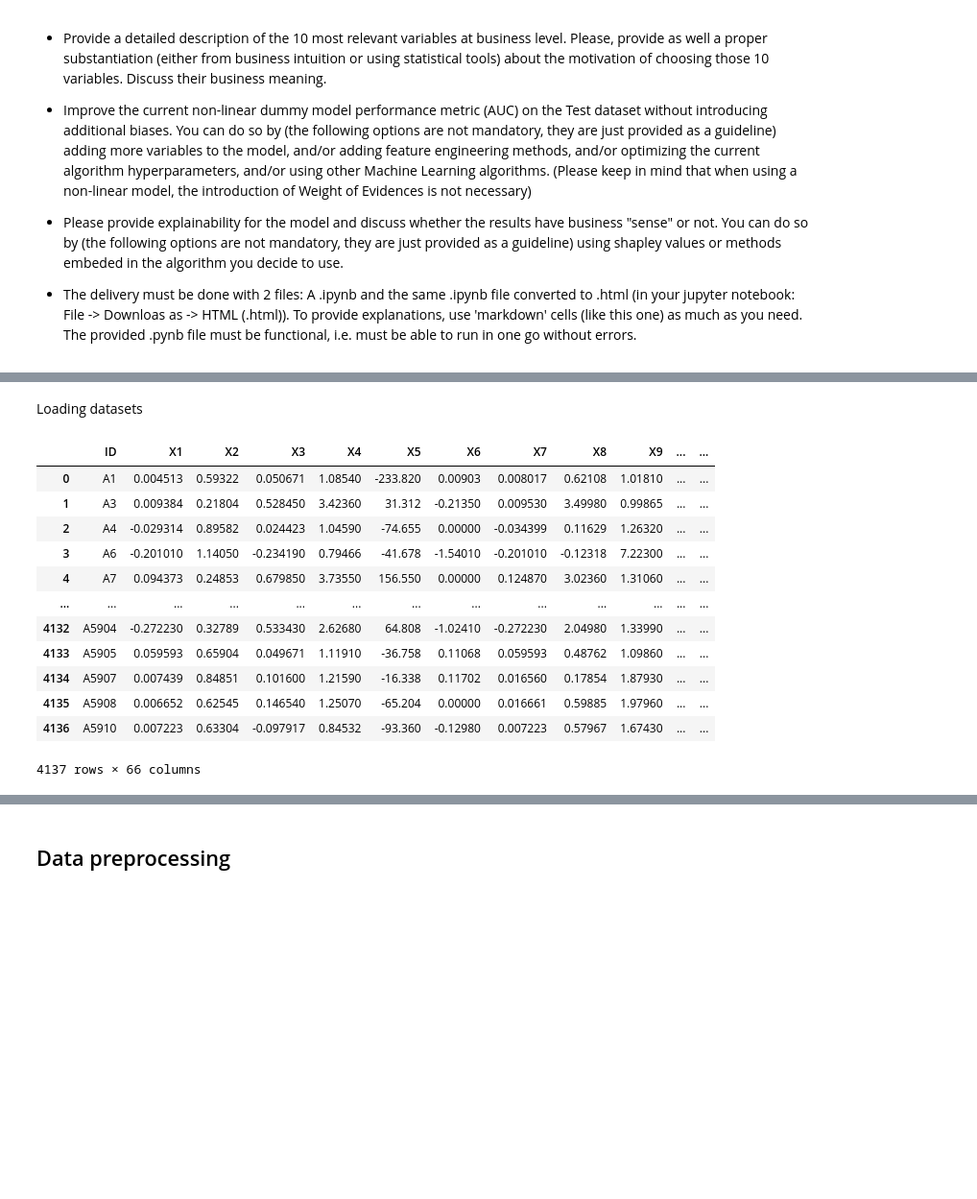
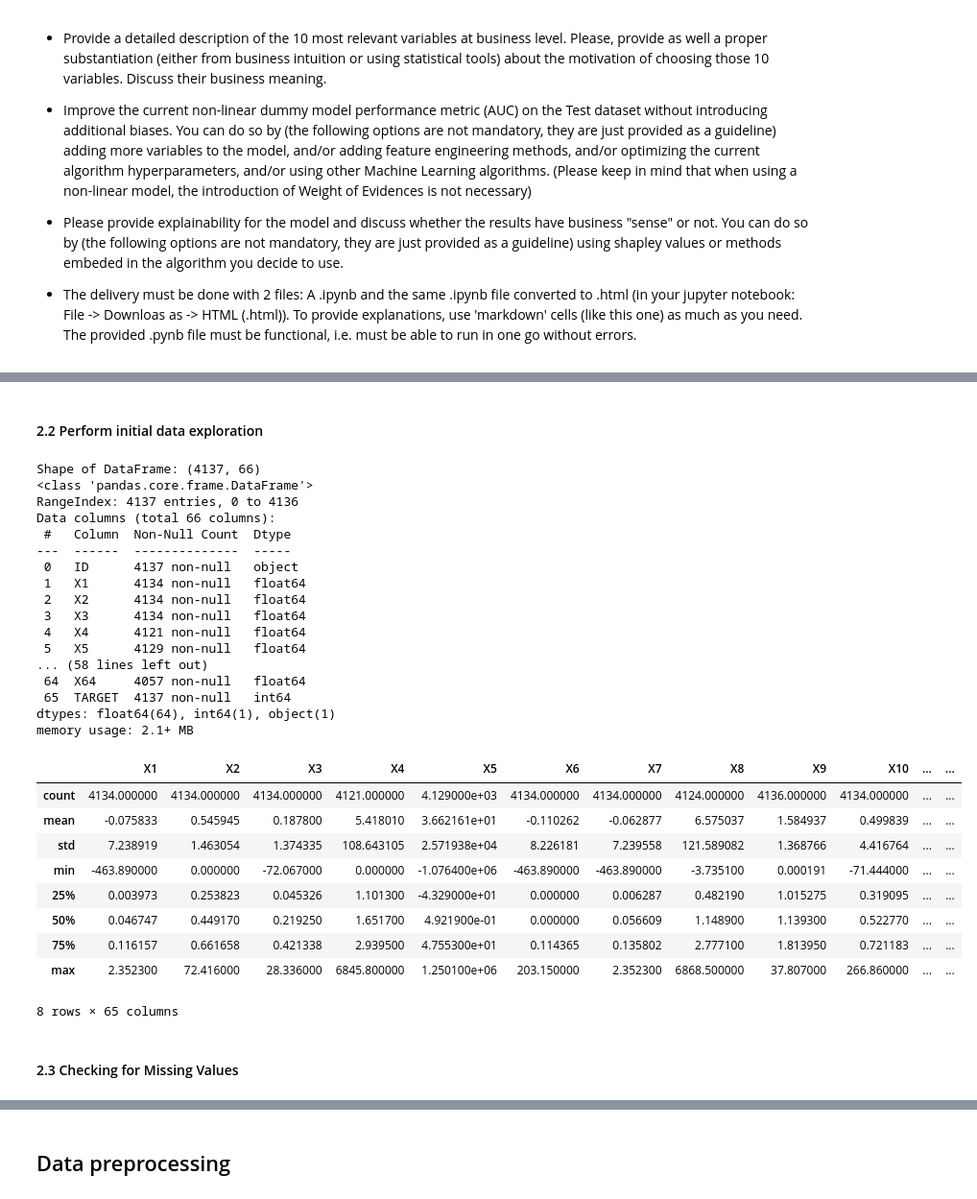
Before and after one commit to Cynthia-Njambi/Modelling-Evaluation, a Jupyter notebook: base_exercise.ipynb, the cells around one changed output, grey strips where cells are left out. Shown at 96% size. Cells and saved outputs as stored; diff of their text form; code cells hidden in the pictures; blank space fills up the shorter version.

```diff
--- a/base_exercise.ipynb
+++ b/base_exercise.ipynb
@@ -53,5 +53,3 @@ from sklearn.metrics         import roc_auc_score, roc_curve
 #To install sklearn, type in a terminal (anaconda prompt) the following line: conda install -c anaconda scikit-learn
 import shap
 #To install shap, type in a terminal (anaconda prompt) the following line: conda install -c conda-forge shap
-# %% [markdown]
-Loading datasets
@@ -60,16 +56,43 @@ df = pd.read_csv("historical_data.csv")
-# %%
-df
-# %% [output]
-|  | ID | X1 | X2 | X3 | X4 | X5 | X6 | X7 | X8 | X9 | ... | ... |
-| 0 | A1 | 0.004513 | 0.59322 | 0.050671 | 1.08540 | -233.820 | 0.00903 | 0.008017 | 0.62108 | 1.01810 | ... | ... |
-| 1 | A3 | 0.009384 | 0.21804 | 0.528450 | 3.42360 | 31.312 | -0.21350 | 0.009530 | 3.49980 | 0.99865 | ... | ... |
-| 2 | A4 | -0.029314 | 0.89582 | 0.024423 | 1.04590 | -74.655 | 0.00000 | -0.034399 | 0.11629 | 1.26320 | ... | ... |
-| 3 | A6 | -0.201010 | 1.14050 | -0.234190 | 0.79466 | -41.678 | -1.54010 | -0.201010 | -0.12318 | 7.22300 | ... | ... |
-| 4 | A7 | 0.094373 | 0.24853 | 0.679850 | 3.73550 | 156.550 | 0.00000 | 0.124870 | 3.02360 | 1.31060 | ... | ... |
-| ... | ... | ... | ... | ... | ... | ... | ... | ... | ... | ... | ... | ... |
-| 4132 | A5904 | -0.272230 | 0.32789 | 0.533430 | 2.62680 | 64.808 | -1.02410 | -0.272230 | 2.04980 | 1.33990 | ... | ... |
-| 4133 | A5905 | 0.059593 | 0.65904 | 0.049671 | 1.11910 | -36.758 | 0.11068 | 0.059593 | 0.48762 | 1.09860 | ... | ... |
-| 4134 | A5907 | 0.007439 | 0.84851 | 0.101600 | 1.21590 | -16.338 | 0.11702 | 0.016560 | 0.17854 | 1.87930 | ... | ... |
-| 4135 | A5908 | 0.006652 | 0.62545 | 0.146540 | 1.25070 | -65.204 | 0.00000 | 0.016661 | 0.59885 | 1.97960 | ... | ... |
-| 4136 | A5910 | 0.007223 | 0.63304 | -0.097917 | 0.84532 | -93.360 | -0.12980 | 0.007223 | 0.57967 | 1.67430 | ... | ... |
-4137 rows × 66 columns
+# %% [markdown]
+#### 2.2 Perform initial data exploration
+# %%
+df = pd.read_csv("historical_data.csv")
+df.head()
+# Number of rows & columns
+print("Shape of DataFrame:", df.shape)
+
+# Columns and their data types
+df.info()
+
+# Basic descriptive statistics for numeric columns
+df.describe()
+# %% [output]
+Shape of DataFrame: (4137, 66)
+<class 'pandas.core.frame.DataFrame'>
+RangeIndex: 4137 entries, 0 to 4136
+Data columns (total 66 columns):
+ #   Column  Non-Null Count  Dtype
+---  ------  --------------  -----
+ 0   ID      4137 non-null   object
+ 1   X1      4134 non-null   float64
+ 2   X2      4134 non-null   float64
+ 3   X3      4134 non-null   float64
+ 4   X4      4121 non-null   float64
+ 5   X5      4129 non-null   float64
+... (58 lines left out)
+ 64  X64     4057 non-null   float64
+ 65  TARGET  4137 non-null   int64
+dtypes: float64(64), int64(1), object(1)
+memory usage: 2.1+ MB
+|  | X1 | X2 | X3 | X4 | X5 | X6 | X7 | X8 | X9 | X10 | ... | ... |
+| count | 4134.000000 | 4134.000000 | 4134.000000 | 4121.000000 | 4.129000e+03 | 4134.000000 | 4134.000000 | 4124.000000 | 4136.000000 | 4134.000000 | ... | ... |
+| mean | -0.075833 | 0.545945 | 0.187800 | 5.418010 | 3.662161e+01 | -0.110262 | -0.062877 | 6.575037 | 1.584937 | 0.499839 | ... | ... |
+| std | 7.238919 | 1.463054 | 1.374335 | 108.643105 | 2.571938e+04 | 8.226181 | 7.239558 | 121.589082 | 1.368766 | 4.416764 | ... | ... |
+| min | -463.890000 | 0.000000 | -72.067000 | 0.000000 | -1.076400e+06 | -463.890000 | -463.890000 | -3.735100 | 0.000191 | -71.444000 | ... | ... |
+| 25% | 0.003973 | 0.253823 | 0.045326 | 1.101300 | -4.329000e+01 | 0.000000 | 0.006287 | 0.482190 | 1.015275 | 0.319095 | ... | ... |
+| 50% | 0.046747 | 0.449170 | 0.219250 | 1.651700 | 4.921900e-01 | 0.000000 | 0.056609 | 1.148900 | 1.139300 | 0.522770 | ... | ... |
+| 75% | 0.116157 | 0.661658 | 0.421338 | 2.939500 | 4.755300e+01 | 0.114365 | 0.135802 | 2.777100 | 1.813950 | 0.721183 | ... | ... |
+| max | 2.352300 | 72.416000 | 28.336000 | 6845.800000 | 1.250100e+06 | 203.150000 | 2.352300 | 6868.500000 | 37.807000 | 266.860000 | ... | ... |
+8 rows × 65 columns
+# %% [markdown]
+#### 2.3 Checking for Missing Values
```
Also changed, not shown: parts of 15 cells of this notebook, 36 other files.
